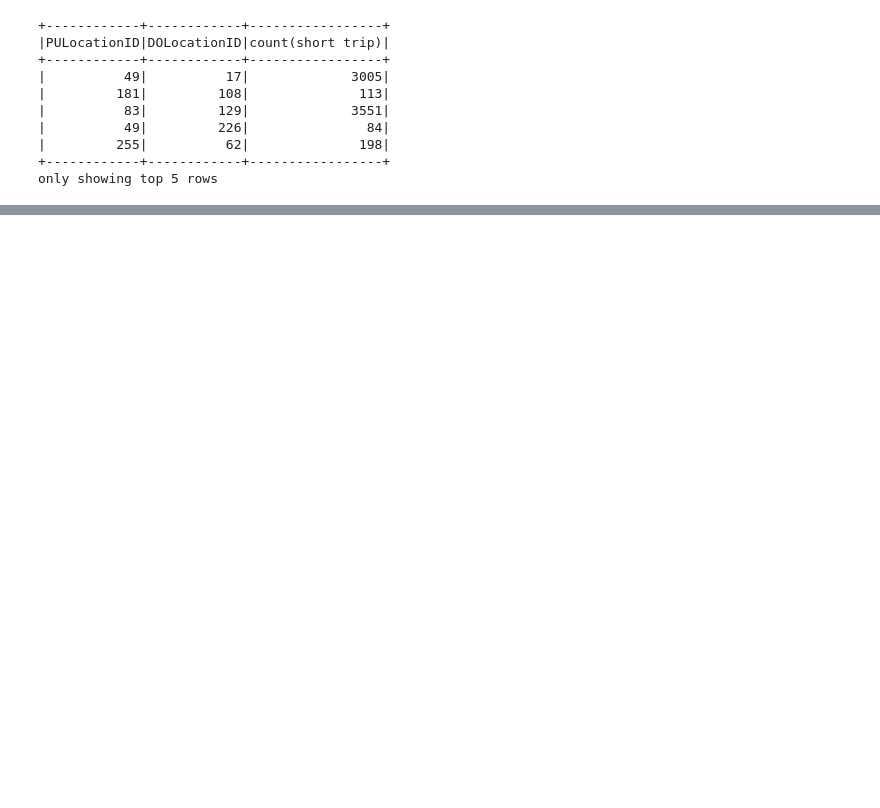
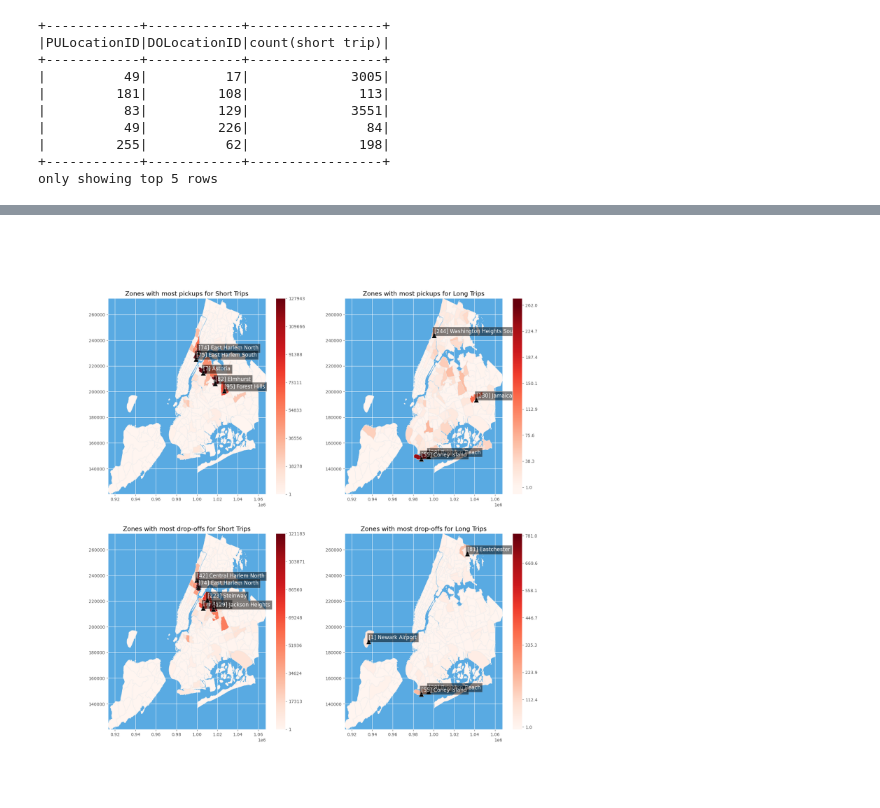
Before and after one commit to crazybber/go-jupyter, a Jupyter notebook: ETL-with-spark_3.ipynb, the cells around one changed output, grey strips where cells are left out. Cells and saved outputs as stored; diff of their text form; code cells hidden in the pictures; blank space fills up the shorter version.

```diff
--- a/ETL-with-spark_3.ipynb
+++ b/ETL-with-spark_3.ipynb
@@ -1058,9 +1096,11 @@ df_q3 = df_q3.merge(df_loc[["LocationID", "zone"]], left_on="PULocationID", righ
 # %%
 df_two_zone_counts = df_short_zone \
     .join(df_long_zone,on=['PULocationID', 'DOLocationID']) \
-    .join(dfz,df_two_zone_counts.PULocationID == dfz.LocationID) \
+    .join(dfz,f.col('PULocationID') == dfz.LocationID) \
     .drop('service_zone','LocationID') \
-    .withColumnRenamed('Borough','From Borough') \
-    .withColumnRenamed('Zone','From Zone')
+    .withColumnRenamed('Borough','From_Borough') \
+    .withColumnRenamed('Zone','From_Zone')
+
+df_two_zone_counts.show(5)
 # %% [output]
 [interactive output not drawn]
@@ -1099,0 +1218,8 @@ only showing top 5 rows
+# %%
+# get top 5 data list to plot
+df_two_zone_pu_short = df_two_zone_pu.orderBy(f.desc('short_trip')).limit(5)
+df_two_zone_pu_long = df_two_zone_pu.orderBy(f.desc('long_trip')).limit(5)
+
+# get top 5 data list to plot
+df_two_zone_do_short = df_two_zone_do.orderBy(f.desc('short_trip')).limit(5)
+df_two_zone_do_long = df_two_zone_do.orderBy(f.desc('long_trip')).limit(5)
@@ -1099,0 +1228,10 @@ only showing top 5 rows
+# %%
+# PUcount_short = dict(zip(df_q3_PU['PULocationID'].tolist(), df_q3_PU['short trips'].tolist()))
+
+df_two_zone_pu_short_index_list = df_two_zone_pu_short.select('PULocationID').rdd.flatMap(lambda x : x).collect()
+df_two_zone_pu_long_index_list = df_two_zone_pu_long.select('PULocationID').rdd.flatMap(lambda x : x).collect()
+
+df_two_zone_do_short_index_list = df_two_zone_do_short.select('DOLocationID').rdd.flatMap(lambda x : x).collect()
+df_two_zone_do_long_index_list = df_two_zone_do_long.select('DOLocationID').rdd.flatMap(lambda x : x).collect()
+
+df_two_zone_pu_short_index_list,df_two_zone_pu_long_index_list,df_two_zone_do_short_index_list,df_two_zone_do_long_index_list
@@ -1099,0 +1246,20 @@ only showing top 5 rows
+# %%
+# plot data
+
+fig, ax = plt.subplots(nrows=2, ncols=2, figsize=(18,18))
+ax = plt.subplot(2, 2, 1)
+ax.set_title("Zones with most pickups for Short Trips")
+draw_zone_map(ax, sf, heat=df_two_zone_pu_short_dic, text=df_two_zone_pu_short_index_list)
+#draw_region_map(ax, sf, heat=df_two_zone_pu_short_dic)
+ax = plt.subplot(2, 2, 2)
+ax.set_title("Zones with most pickups for Long Trips")
+draw_zone_map(ax, sf, heat=df_two_zone_pu_long_dic, text=df_two_zone_pu_long_index_list)
+ax = plt.subplot(2, 2, 3)
+ax.set_title("Zones with most drop-offs for Short Trips")
+draw_zone_map(ax, sf, heat=df_two_zone_do_short_dic, text=df_two_zone_do_short_index_list)
+ax = plt.subplot(2, 2, 4)
+ax.set_title("Zones with most drop-offs for Long Trips")
+draw_zone_map(ax, sf, heat=df_two_zone_do_long_dic, text=df_two_zone_do_long_index_list)
+
+%matplot plt
+# %% [output]
@@ -1099,0 +1267 @@ only showing top 5 rows
+[figure, added]
```
Also changed, not shown: parts of 33 cells of this notebook, 1 other file.
